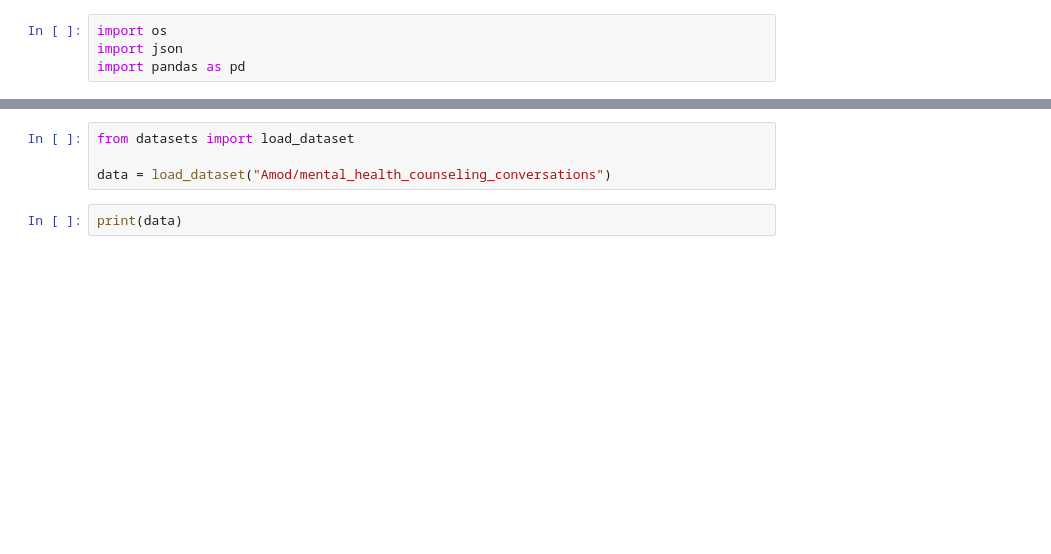
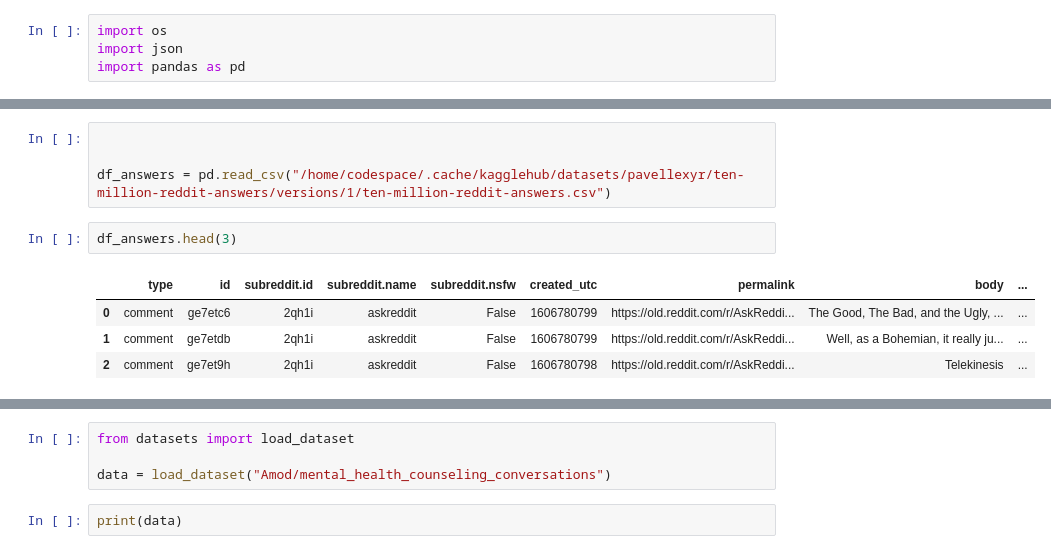
Before and after one commit to JatinSingh2012/Duke-LLM-Coursera, a Jupyter notebook: fine-tuning/fine-tuning-notebook.ipynb, the cells around one changed output, grey strips where cells are left out. Saved outputs shown, nothing was run; the diff lists cells and outputs as text; blank space fills up the shorter version.

```diff
--- a/fine-tuning/fine-tuning-notebook.ipynb
+++ b/fine-tuning/fine-tuning-notebook.ipynb
@@ -4,0 +44,11 @@ import pandas as pd
+# %%
+
+
+df_answers = pd.read_csv("/home/codespace/.cache/kagglehub/datasets/pavellexyr/ten-million-reddit-answers/versions/1/ten-million-reddit-answers.csv")
+# %%
+df_answers.head(3)
+# %% [output]
+|  | type | id | subreddit.id | subreddit.name | subreddit.nsfw | created_utc | permalink | body | ... |
+| 0 | comment | ge7etc6 | 2qh1i | askreddit | False | 1606780799 | https://old.reddit.com/r/AskReddi... | The Good, The Bad, and the Ugly, ... | ... |
+| 1 | comment | ge7etdb | 2qh1i | askreddit | False | 1606780799 | https://old.reddit.com/r/AskReddi... | Well, as a Bohemian, it really ju... | ... |
+| 2 | comment | ge7et9h | 2qh1i | askreddit | False | 1606780798 | https://old.reddit.com/r/AskReddi... | Telekinesis | ... |
```
Also changed, not shown: parts of 41 cells of this notebook, 1 other file.
